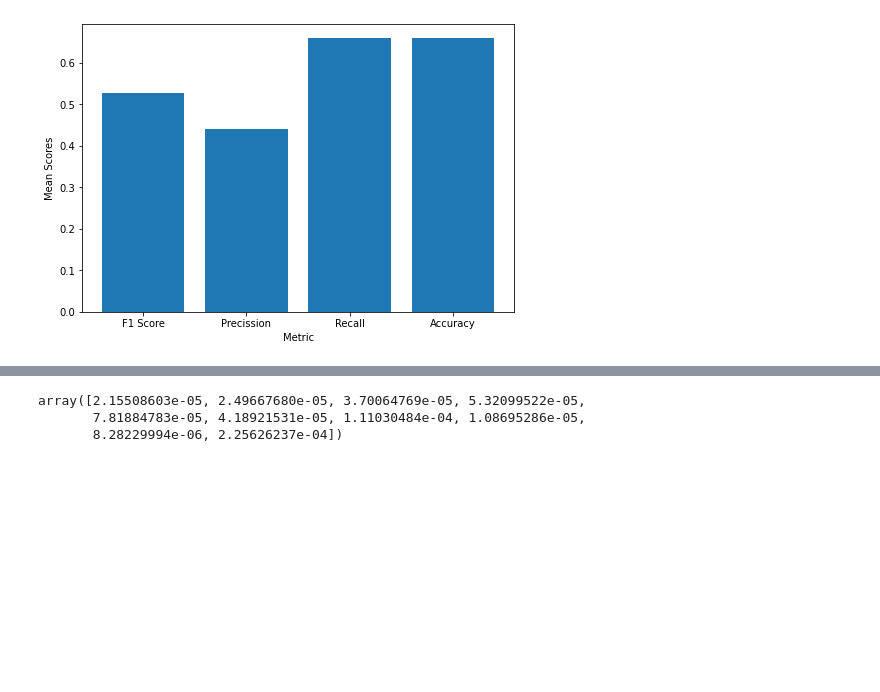
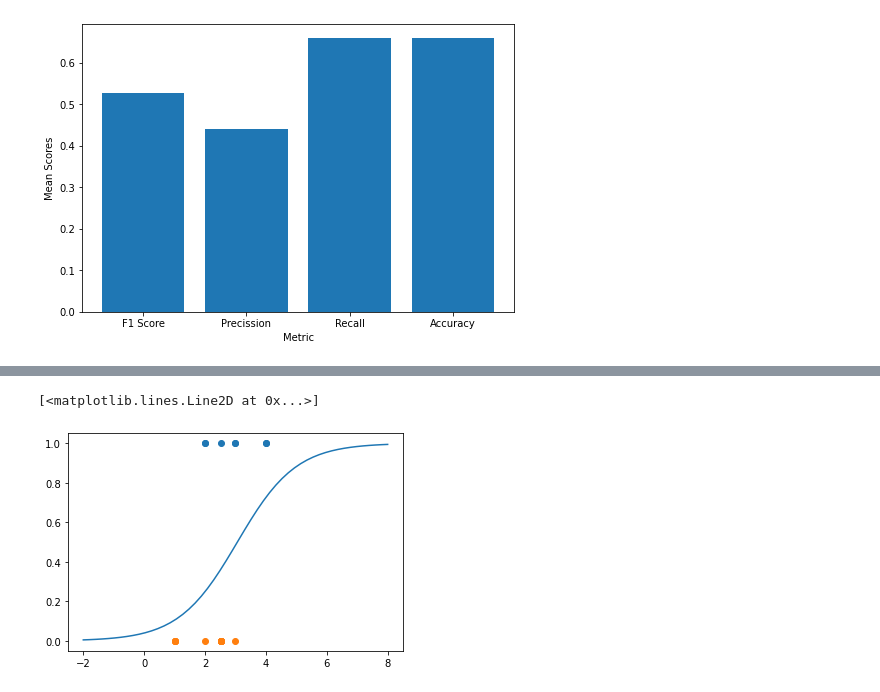
Before and after one commit to knarfamlap/Peace_System, a Jupyter notebook: keys.ipynb, the cells around one changed output, grey strips where cells are left out. Saved outputs shown, nothing was run; the diff lists cells and outputs as text; code cells hidden in the pictures; blank space fills up the shorter version.

Commit message:
creates sigmoid graph

```diff
--- a/keys.ipynb
+++ b/keys.ipynb
@@ -247,10 +252,6 @@ res.to_csv("100_iter_result.csv")
 # %%
-# split data
-X_train, X_test, y_train, y_test = train_test_split(X,y, test_size=0.55)
 # init logistic regression
 logreg = LogisticRegression()
 # fit model
-logreg.fit(X_train, y_train)
+logreg.fit(np.array(X_train['ID1.1Over']).reshape(-1, 1), y_train)
 # prediction for the current dataset
-y_pred = predict(X_test, logreg.coef_[0], logreg.intercept_)
-# get metrics
@@ -272,6 +267,0 @@ row_1 = [1.000000, 2.913043, 1.000000, 3.000000, 2.5, 3.083333, 4.000000, 2.0000
-# %%
-logistic_sigmoid(row_1, logreg.coef_[0], logreg.intercept_)
-# %% [output]
-array([2.15508603e-05, 2.49667680e-05, 3.70064769e-05, 5.32099522e-05,
-       7.81884783e-05, 4.18921531e-05, 1.11030484e-04, 1.08695286e-05,
-       8.28229994e-06, 2.25626237e-04])
@@ -279,0 +270,16 @@ res.to_excel("skewed_to_zero.xlsx")
+# %%
+df = pd.DataFrame({'ID1.1Over': X_train['ID1.1Over'], 'target': y_train},)
+# %%
+non_peaceful = df[df['target'] == 0]
+peaceful = df[df['target'] == 1]
+# %%
+plt.figure()
+plt.clf()
+plt.scatter(non_peaceful['ID1.1Over'],non_peaceful['target'], c='tab:orange', zorder=20)
+plt.scatter(peaceful['ID1.1Over'], peaceful['target'], c='tab:blue', zorder=20)
+
+loss = scipy.special.expit(np.linspace(-2, 8) * logreg.coef_ + logreg.intercept_).ravel()
+plt.plot(np.linspace(-2, 8), loss)
+# %% [output]
+[<matplotlib.lines.Line2D at 0x...>]
+[figure, added]
```
Also changed, not shown: parts of 10 cells of this notebook, 1 other file.
